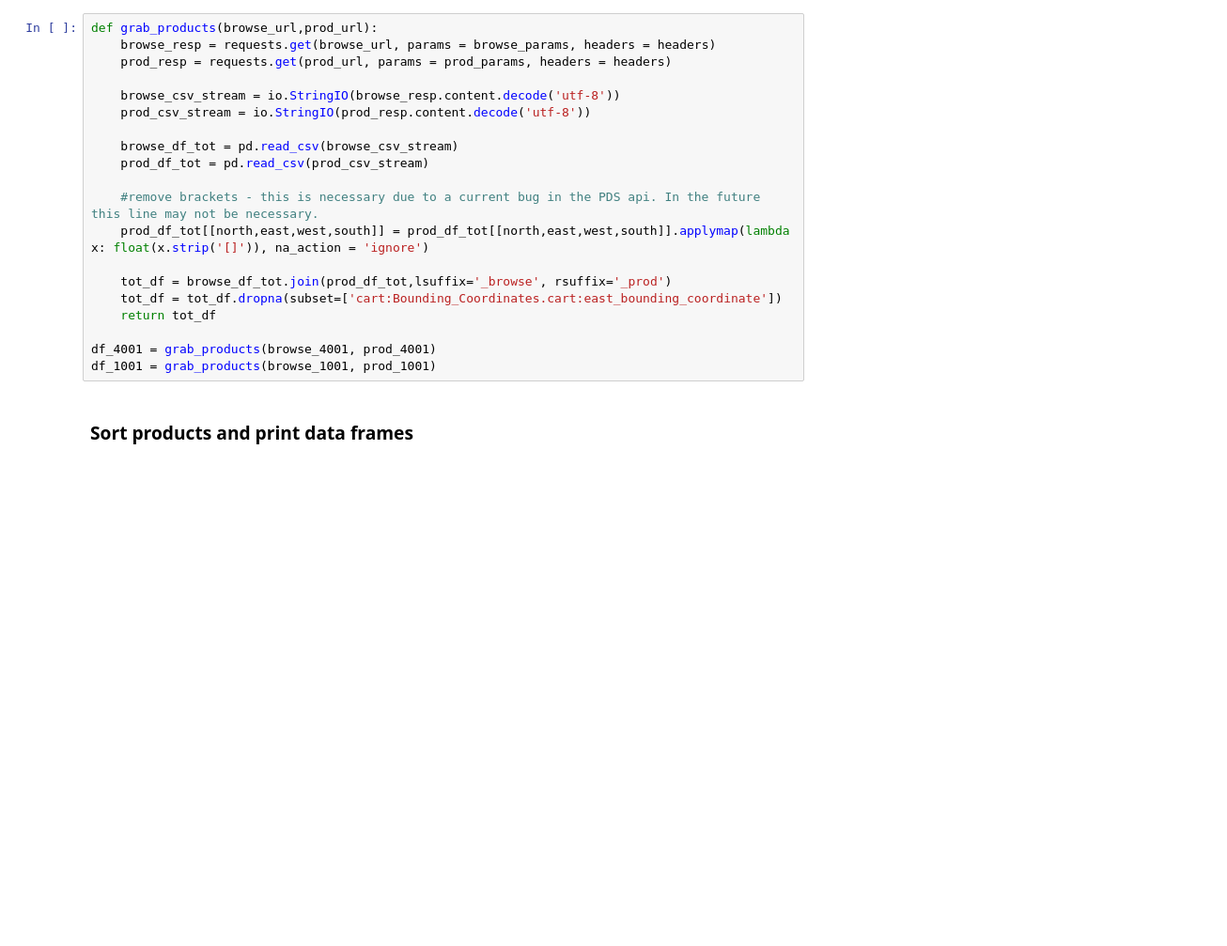
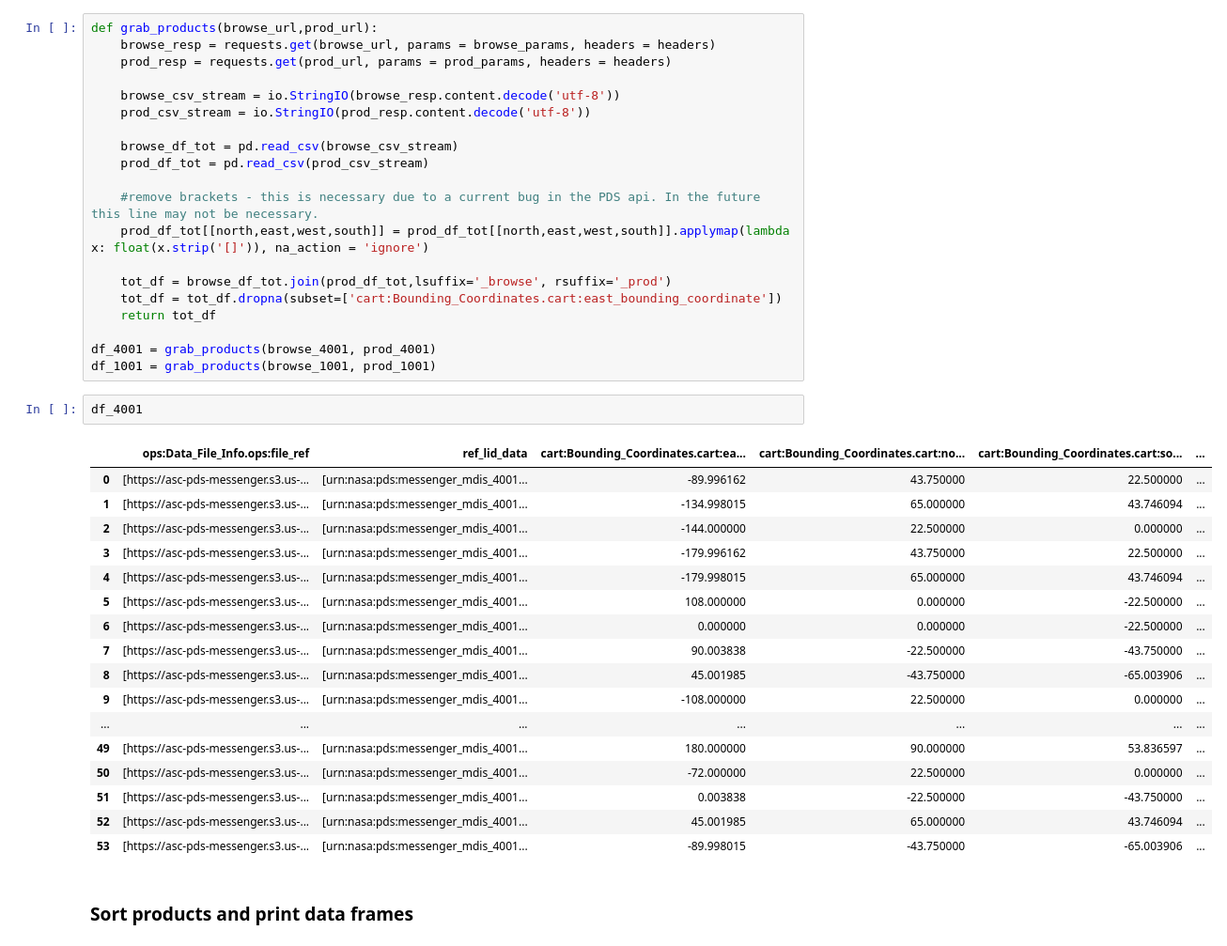
Before and after one commit to NASA-PDS/search-api-notebook, a Jupyter notebook: notebooks/img/leafmap_mess.ipynb, the cells around one changed output. Shown at 94% size. Saved outputs shown, nothing was run; the diff lists cells and outputs as text; blank space fills up the shorter version.

```diff
--- a/notebooks/img/leafmap_mess.ipynb
+++ b/notebooks/img/leafmap_mess.ipynb
@@ -58,6 +58,26 @@ def grab_products(browse_url,prod_url):
 
 df_4001 = grab_products(browse_4001, prod_4001)
 df_1001 = grab_products(browse_1001, prod_1001)
+# %%
+df_4001
+# %% [output]
+|  | ops:Data_File_Info.ops:file_ref | ref_lid_data | cart:Bounding_Coordinates.cart:ea... | cart:Bounding_Coordinates.cart:no... | cart:Bounding_Coordinates.cart:so... | ... |
+| 0 | [https://asc-pds-messenger.s3.us-... | [urn:nasa:pds:messenger_mdis_4001... | -89.996162 | 43.750000 | 22.500000 | ... |
+| 1 | [https://asc-pds-messenger.s3.us-... | [urn:nasa:pds:messenger_mdis_4001... | -134.998015 | 65.000000 | 43.746094 | ... |
+| 2 | [https://asc-pds-messenger.s3.us-... | [urn:nasa:pds:messenger_mdis_4001... | -144.000000 | 22.500000 | 0.000000 | ... |
+| 3 | [https://asc-pds-messenger.s3.us-... | [urn:nasa:pds:messenger_mdis_4001... | -179.996162 | 43.750000 | 22.500000 | ... |
+| 4 | [https://asc-pds-messenger.s3.us-... | [urn:nasa:pds:messenger_mdis_4001... | -179.998015 | 65.000000 | 43.746094 | ... |
+| 5 | [https://asc-pds-messenger.s3.us-... | [urn:nasa:pds:messenger_mdis_4001... | 108.000000 | 0.000000 | -22.500000 | ... |
+| 6 | [https://asc-pds-messenger.s3.us-... | [urn:nasa:pds:messenger_mdis_4001... | 0.000000 | 0.000000 | -22.500000 | ... |
+| 7 | [https://asc-pds-messenger.s3.us-... | [urn:nasa:pds:messenger_mdis_4001... | 90.003838 | -22.500000 | -43.750000 | ... |
+| 8 | [https://asc-pds-messenger.s3.us-... | [urn:nasa:pds:messenger_mdis_4001... | 45.001985 | -43.750000 | -65.003906 | ... |
+| 9 | [https://asc-pds-messenger.s3.us-... | [urn:nasa:pds:messenger_mdis_4001... | -108.000000 | 22.500000 | 0.000000 | ... |
+| ... | ... | ... | ... | ... | ... | ... |
+| 49 | [https://asc-pds-messenger.s3.us-... | [urn:nasa:pds:messenger_mdis_4001... | 180.000000 | 90.000000 | 53.836597 | ... |
+| 50 | [https://asc-pds-messenger.s3.us-... | [urn:nasa:pds:messenger_mdis_4001... | -72.000000 | 22.500000 | 0.000000 | ... |
+| 51 | [https://asc-pds-messenger.s3.us-... | [urn:nasa:pds:messenger_mdis_4001... | 0.003838 | -22.500000 | -43.750000 | ... |
+| 52 | [https://asc-pds-messenger.s3.us-... | [urn:nasa:pds:messenger_mdis_4001... | 45.001985 | 65.000000 | 43.746094 | ... |
+| 53 | [https://asc-pds-messenger.s3.us-... | [urn:nasa:pds:messenger_mdis_4001... | -89.998015 | -43.750000 | -65.003906 | ... |
 # %% [markdown]
 ### Sort products and print data frames
 # %%
```
Also changed, not shown: 5 other files.
